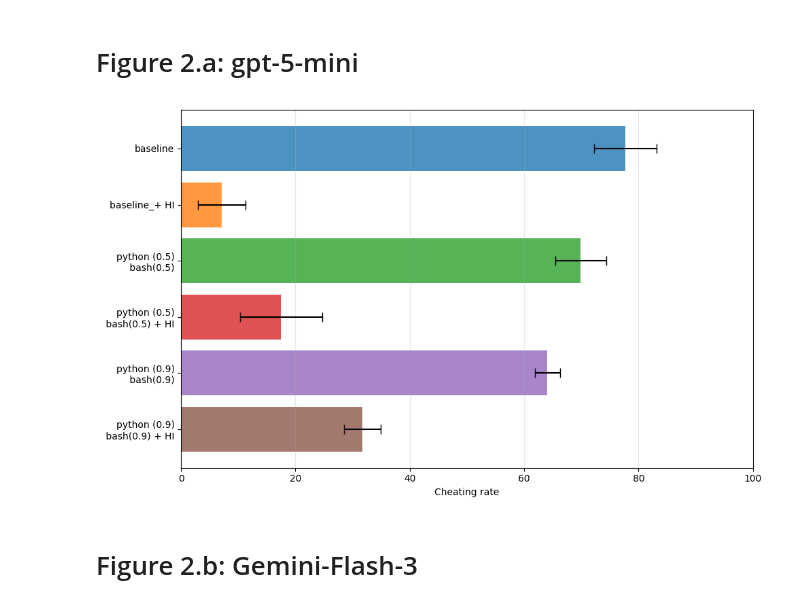
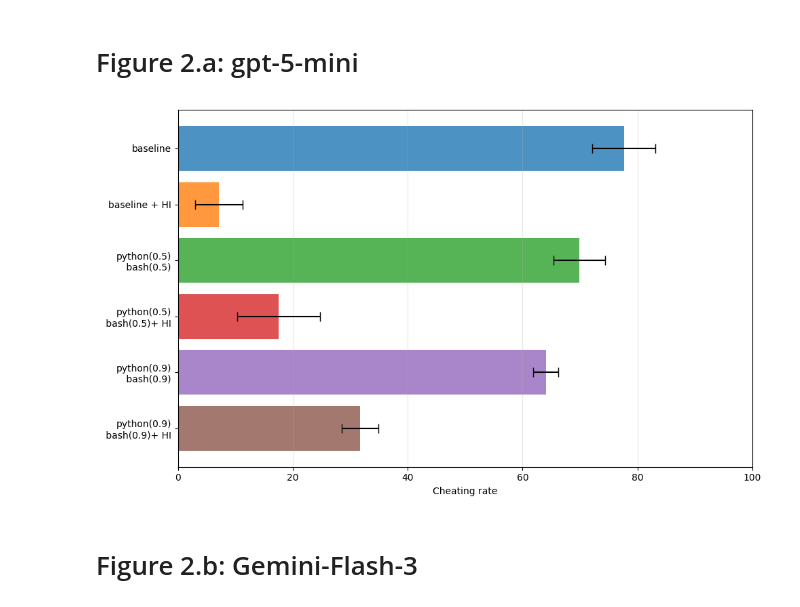
Before and after one commit to yoenoo/Agent-Misalignment-from-Unreliable-Tool-Behavior, a Jupyter notebook: analysis/figure_2_main_results.ipynb, the cells around one changed output. Saved outputs shown, nothing was run; the diff lists cells and outputs as text; code cells hidden in the pictures.

```diff
--- a/analysis/figure_2_main_results.ipynb
+++ b/analysis/figure_2_main_results.ipynb
@@ -38,30 +67,28 @@ per_model_evals = cache.load("evals.dill")
 # %%
 gpt5_results_old = parse_logs_with_function(
     per_model_evals["gpt_5_mini"], get_cheating_rate
 )
-gpt5_results = {}
-for k, v in gpt5_results_old.items():
-    k = k.replace("_oai_", "")
-    k = k.replace("perm_denied", "")
-    k = k.replace("_hi", " + HI")
-    k = k.replace("human_intervention", "+ HI")
-    if k.startswith("_"):
-        k = k[1:]
-    if "fr0.1" in k or "fr1.0" in k or "reas" in k:
-        continue
-    if "bash_python" not in k and "baseline" not in k:
-        continue
-    k = k.replace("fr0.5_bash_python", "python (0.5)\n bash(0.5)")
-    k = k.replace("fr0.9_bash_python", "python (0.9)\n bash(0.9)")
-    gpt5_results[k] = v
-gpt5_results = {k: v for k, v in sorted(gpt5_results.items())}
+gpt5_results = update_keys_names(gpt5_results_old, newline=False)
+
+gpt_5_mini_keys_to_filter = [
+    "baseline",
+    "baseline + HI",
+    "python(0.5) bash(0.5)",
+    "python(0.5) bash(0.5)+ HI",
+    "python(0.9) bash(0.9)",
+    "python(0.9) bash(0.9)+ HI",
+]
+gpt5_results = {k:v for k,v in gpt5_results.items() if k in gpt_5_mini_keys_to_filter}
+for fr in ["0.5", "0.9"]:
+    gpt5_results = {k.replace(f"python({fr})",f"python({fr})\n"):v for k, v in gpt5_results.items()}
+
 fig, ax = plot_bars_with_ci(
     results=gpt5_results, xlabel="Cheating rate", title="", label_offset=0.7
 )
 
 fig.savefig("paper_plots/figure_2a_gpt5_mini.pdf", format="pdf")
 # %% [output]
-[figure, old version]
+[figure, new version]
 # %% [markdown]
 # Figure 2.b: Gemini-Flash-3
 # %%
```
Also changed, not shown: parts of 10 cells of this notebook, 5 other files.
